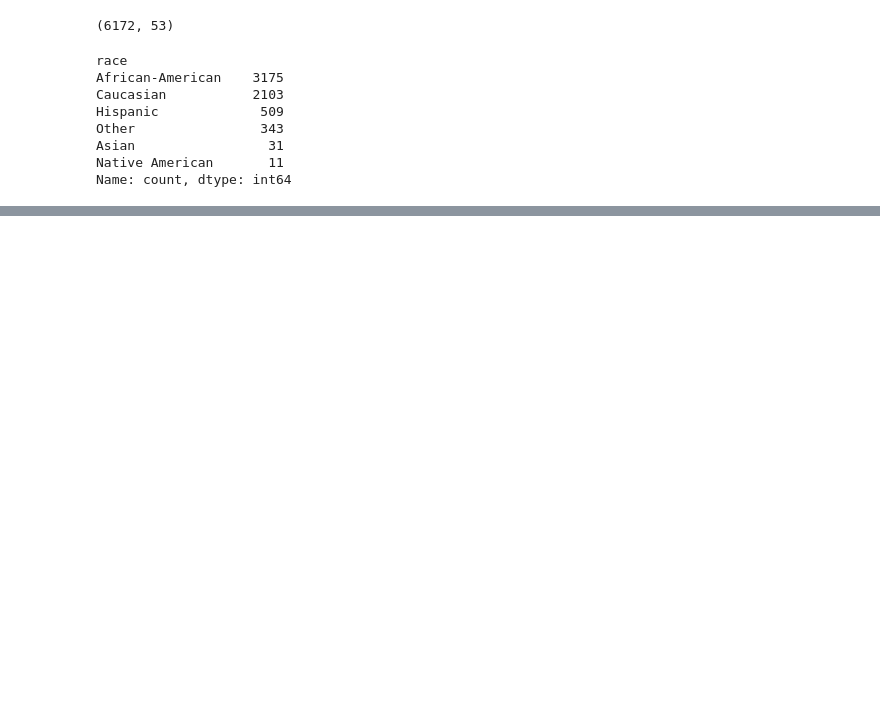
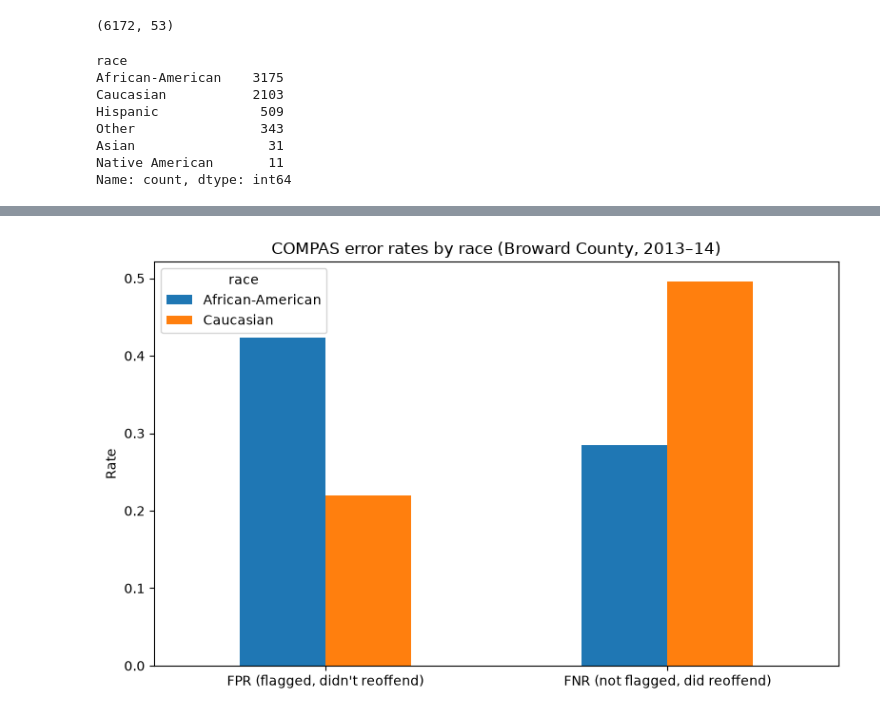
Before and after one commit to DeniellNel/compas-bias-audit, a Jupyter notebook: notebooks/COMPAS-AUDIT-DN.ipynb, the cells around one changed output, grey strips where cells are left out. Saved outputs shown, nothing was run; the diff lists cells and outputs as text; code cells hidden in the pictures; blank space fills up the shorter version.

Commit message:
Reproduce ProPublica error rates by race

```diff
--- a/notebooks/COMPAS-AUDIT-DN.ipynb
+++ b/notebooks/COMPAS-AUDIT-DN.ipynb
@@ -47,0 +59,7 @@ Name: count, dtype: int64
+# %%
+# ProPublica treats Medium and High as "high risk" (decile score 5–10)
+df["high_risk"] = (df["score_text"] != "Low").astype(int)
+
+# Focus on the two groups ProPublica compares
+sub = df[df["race"].isin(["African-American", "Caucasian"])].copy()
+print(sub["race"].value_counts())
@@ -47,0 +78,17 @@ Name: count, dtype: int64
+# %%
+#confusion matrix
+def error_rates(g):
+    tp = ((g.high_risk == 1) & (g.two_year_recid == 1)).sum()
+    fp = ((g.high_risk == 1) & (g.two_year_recid == 0)).sum()
+    tn = ((g.high_risk == 0) & (g.two_year_recid == 0)).sum()
+    fn = ((g.high_risk == 0) & (g.two_year_recid == 1)).sum()
+    return pd.Series({
+        "n": len(g),
+        "FPR (flagged, didn't reoffend)": fp / (fp + tn),
+        "FNR (not flagged, did reoffend)": fn / (fn + tp),
+        "PPV (flagged & did reoffend)": tp / (tp + fp),
+        "Accuracy": (tp + tn) / len(g),
+    })
+
+rates = sub.groupby("race")[["high_risk", "two_year_recid"]].apply(error_rates)
+rates.round(3)
@@ -47,0 +100,10 @@ Name: count, dtype: int64
+# %%
+plot_df = rates[["FPR (flagged, didn't reoffend)", "FNR (not flagged, did reoffend)"]].T
+ax = plot_df.plot(kind="bar", figsize=(8, 5), rot=0)
+ax.set_ylabel("Rate")
+ax.set_title("COMPAS error rates by race (Broward County, 2013–14)")
+plt.tight_layout()
+plt.savefig("../outputs/error_rates_by_race.png", dpi=150)
+plt.show()
+# %% [output]
+[figure, added]
```
Also changed, not shown: parts of 5 cells of this notebook, 1 other file.
